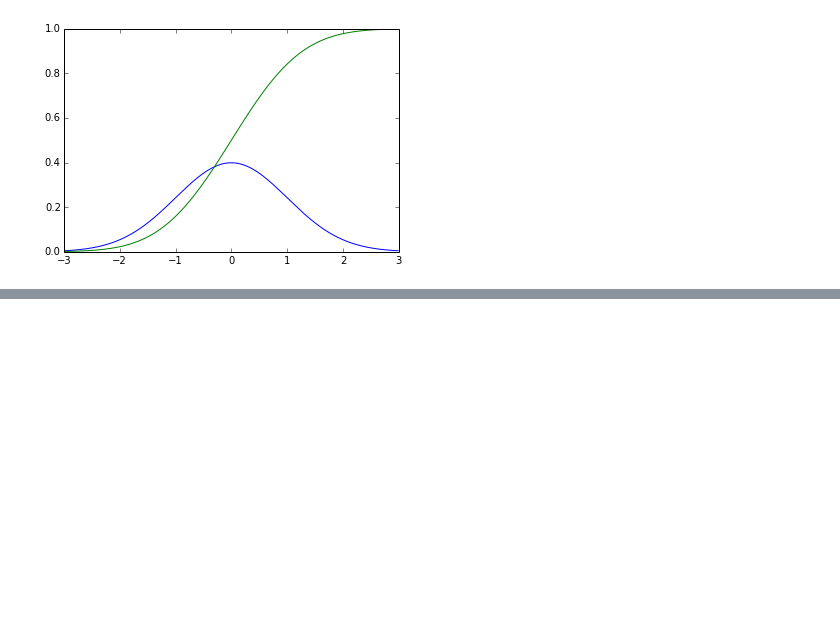
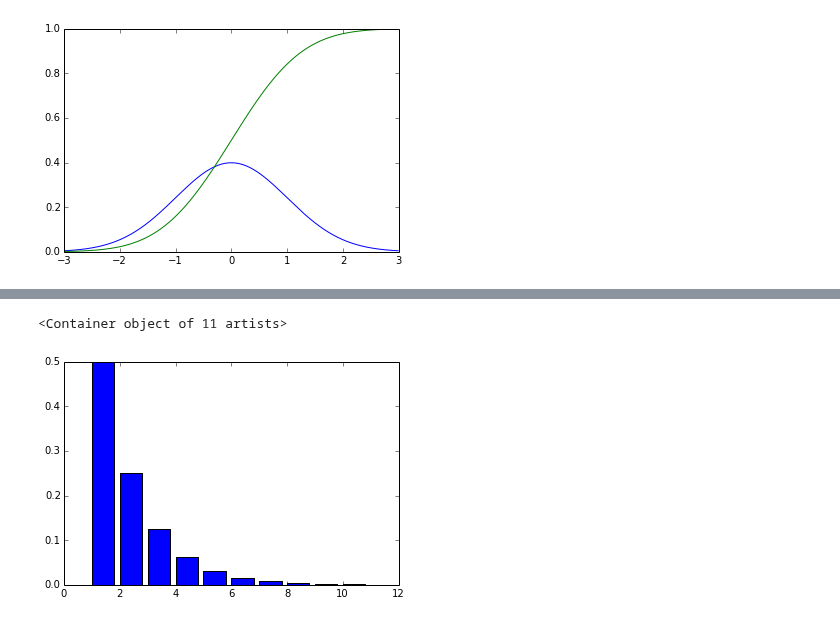
Before and after one commit to clarkfitzg/junkyard, a Jupyter notebook: distributions.ipynb, the cells around one changed output, grey strips where cells are left out. Cells and saved outputs as stored; diff of their text form; code cells hidden in the pictures; blank space fills up the shorter version.

```diff
--- a/distributions.ipynb
+++ b/distributions.ipynb
@@ -51,0 +77,11 @@ plot(x, normal.cdf(x))
+# %%
+# Geometric random variable with parameter p
+p = 0.5
+geom = scipy.stats.geom(p)
+# %%
+x = np.arange(11)
+y = geom.pmf(x)
+bar(x, y)
+# %% [output]
+<Container object of 11 artists>
+[figure, added]
```
Also changed, not shown: parts of 9 cells of this notebook.
